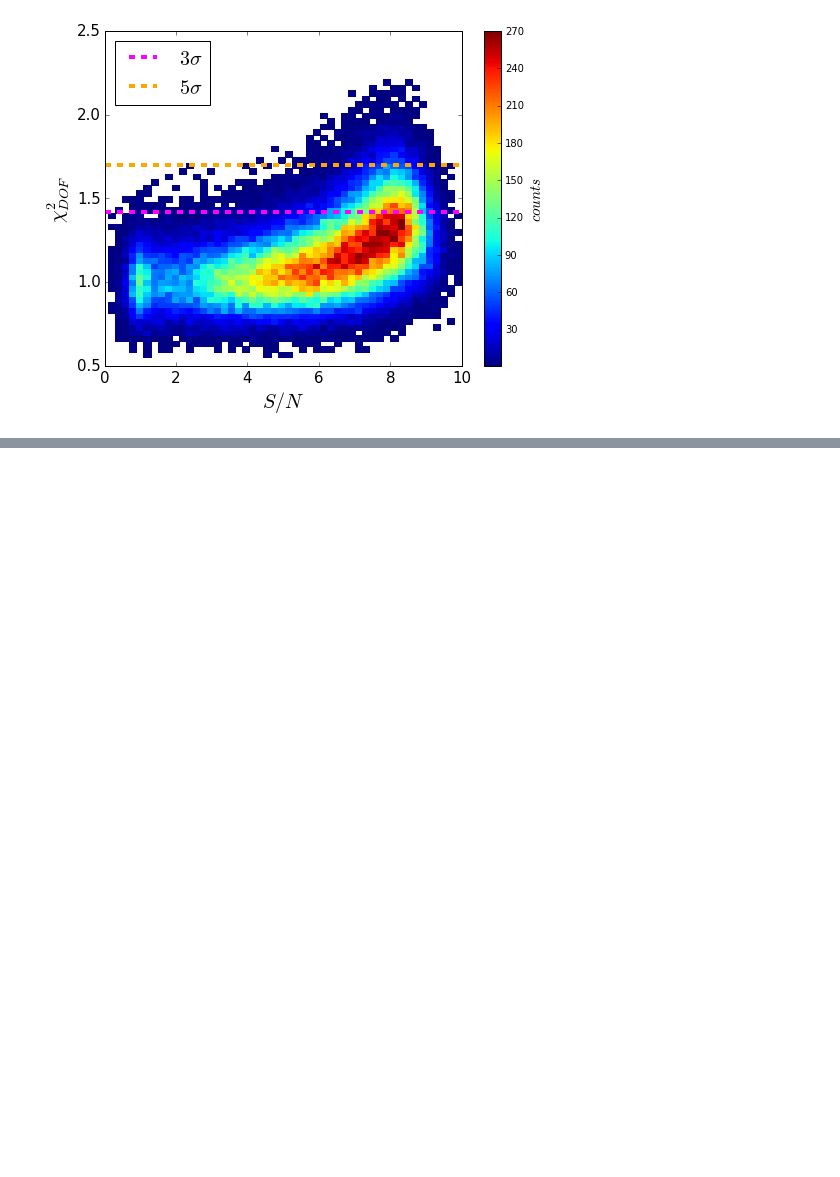
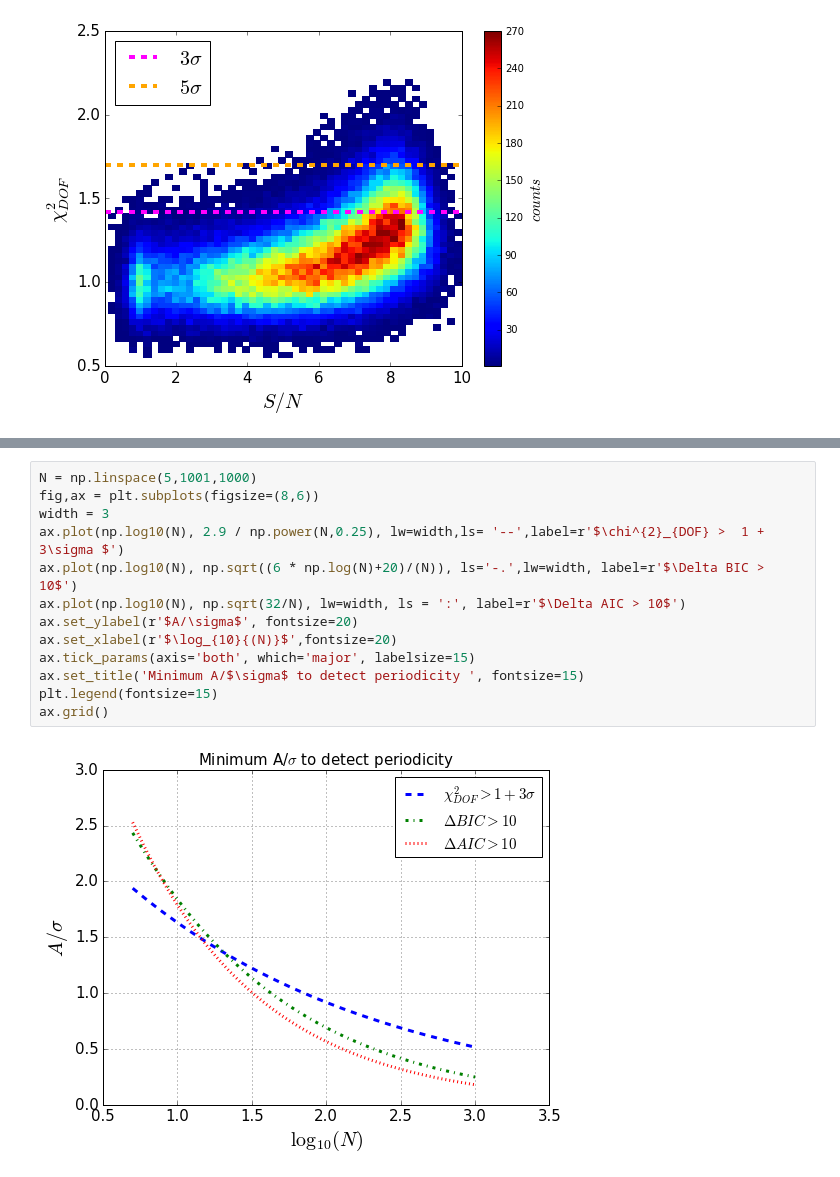
Before and after one commit to suberlak/S82analysis, a Jupyter notebook: code/11.2016_5.8_completeness_curve.ipynb, the cells around one changed output, grey strips where cells are left out. Saved outputs shown, nothing was run; the diff lists cells and outputs as text; blank space fills up the shorter version.

Commit message:
added scatter plot chi2 vs SN and comparison of amplitudes eq 10.57

```diff
--- a/code/11.2016_5.8_completeness_curve.ipynb
+++ b/code/11.2016_5.8_completeness_curve.ipynb
@@ -500,0 +523,15 @@ Now, I also compare that to eq.(10) in my writeup (eq.10.57 in Yellow book ), i.
+# %%
+N = np.linspace(5,1001,1000)
+fig,ax = plt.subplots(figsize=(8,6))
+width = 3
+ax.plot(np.log10(N), 2.9 / np.power(N,0.25), lw=width,ls= '--',label=r'$\chi^{2}_{DOF} >  1 + 3\sigma $')
+ax.plot(np.log10(N), np.sqrt((6 * np.log(N)+20)/(N)), ls='-.',lw=width, label=r'$\Delta BIC > 10$')
+ax.plot(np.log10(N), np.sqrt(32/N), lw=width, ls = ':', label=r'$\Delta AIC > 10$')
+ax.set_ylabel(r'$A/\sigma$', fontsize=20)
+ax.set_xlabel(r'$\log_{10}{(N)}$',fontsize=20)
+ax.tick_params(axis='both', which='major', labelsize=15)
+ax.set_title('Minimum A/$\sigma$ to detect periodicity ', fontsize=15)
+plt.legend(fontsize=15)
+ax.grid()
+# %% [output]
+[figure, added]
```
Also changed, not shown: parts of 6 cells of this notebook.
